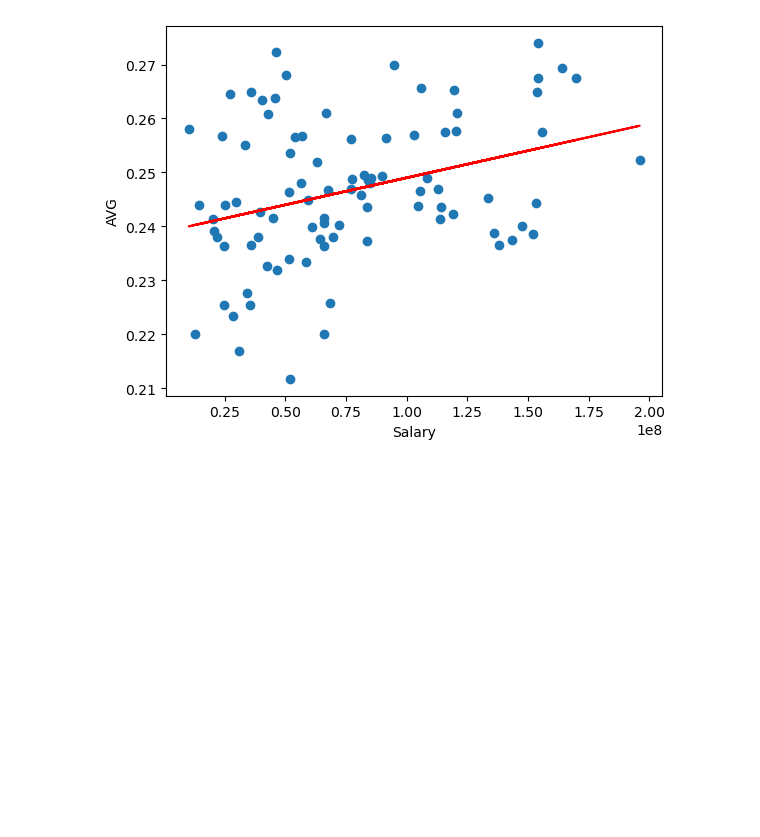
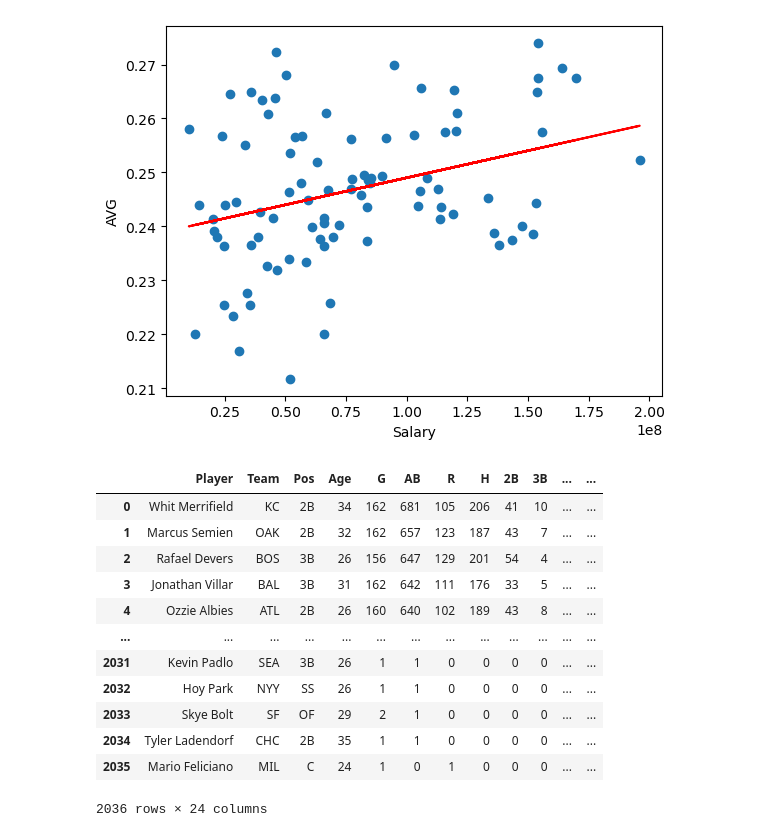
Before and after one commit to michaelgarv/Project_1, a Jupyter notebook: michael_analysis/michael_notebook.ipynb, the cells around one changed output. Cells and saved outputs as stored; diff of their text form; code cells hidden in the pictures; blank space fills up the shorter version.

Commit message:
age data

```diff
--- a/michael_analysis/michael_notebook.ipynb
+++ b/michael_analysis/michael_notebook.ipynb
@@ -193,3 +193,21 @@ Slope: 1.003615145458997e-10
 Intercept: 0.2389827259395435
 R-squared value: 0.10852830605829113
 [figure]
+# %%
+file_path_3 = '../data/mlbage2019-2021.csv'
+age_df = pd.read_csv(file_path_3)
+age_df
+# %% [output]
+|  | Player | Team | Pos | Age | G | AB | R | H | 2B | 3B | ... | ... |
+| 0 | Whit Merrifield | KC | 2B | 34 | 162 | 681 | 105 | 206 | 41 | 10 | ... | ... |
+| 1 | Marcus Semien | OAK | 2B | 32 | 162 | 657 | 123 | 187 | 43 | 7 | ... | ... |
+| 2 | Rafael Devers | BOS | 3B | 26 | 156 | 647 | 129 | 201 | 54 | 4 | ... | ... |
+| 3 | Jonathan Villar | BAL | 3B | 31 | 162 | 642 | 111 | 176 | 33 | 5 | ... | ... |
+| 4 | Ozzie Albies | ATL | 2B | 26 | 160 | 640 | 102 | 189 | 43 | 8 | ... | ... |
+| ... | ... | ... | ... | ... | ... | ... | ... | ... | ... | ... | ... | ... |
+| 2031 | Kevin Padlo | SEA | 3B | 26 | 1 | 1 | 0 | 0 | 0 | 0 | ... | ... |
+| 2032 | Hoy Park | NYY | SS | 26 | 1 | 1 | 0 | 0 | 0 | 0 | ... | ... |
+| 2033 | Skye Bolt | SF | OF | 29 | 2 | 1 | 0 | 0 | 0 | 0 | ... | ... |
+| 2034 | Tyler Ladendorf | CHC | 2B | 35 | 1 | 1 | 0 | 0 | 0 | 0 | ... | ... |
+| 2035 | Mario Feliciano | MIL | C | 24 | 1 | 0 | 1 | 0 | 0 | 0 | ... | ... |
+2036 rows × 24 columns
```
Also changed, not shown: parts of 1 cell of this notebook, 2 other files.
